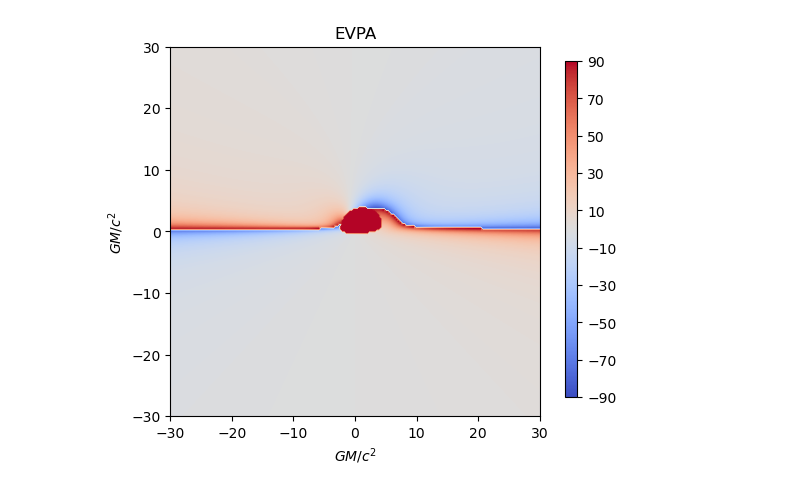
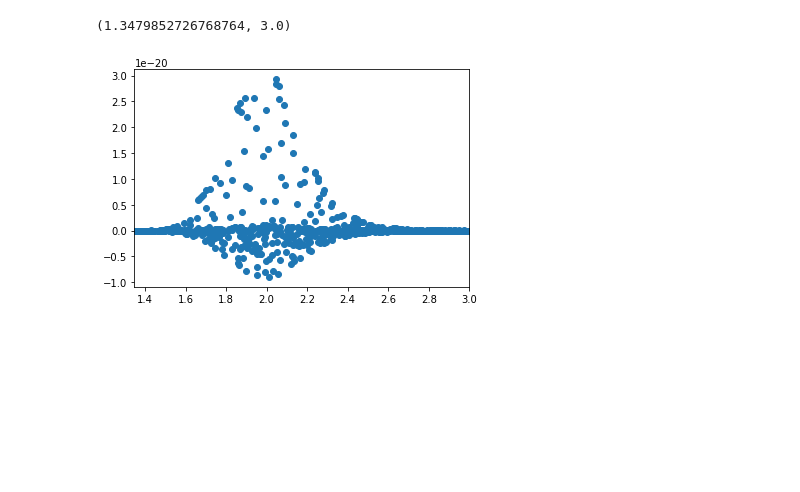
Before and after one commit to leon-astrophy/grtrans-leon, a Jupyter notebook: run.ipynb, the cells around one changed output. Cells and saved outputs as stored; diff of their text form; code cells hidden in the pictures; blank space fills up the shorter version.

```diff
--- a/run.ipynb
+++ b/run.ipynb
@@ -75,15 +113,2 @@ def bl_to_cartesian(r, th, p, alpha, v_r, v_th, v_p):
 # %%
-r = (vals[:,5].reshape((ngrid,ngrid)))
-th = (vals[:,6].reshape((ngrid,ngrid)))
-phi = (vals[:,7].reshape((ngrid,ngrid)))
-br = (vals[:,8].reshape((ngrid,ngrid)))
-bth = (vals[:,9].reshape((ngrid,ngrid)))
-bphi = (vals[:,10].reshape((ngrid,ngrid)))
-kr = (vals[:,11].reshape((ngrid,ngrid)))
-kth = (vals[:,12].reshape((ngrid,ngrid)))
-kphi = (vals[:,13].reshape((ngrid,ngrid)))
-blr = (vals[:,17].reshape((ngrid,ngrid)))
-blth = (vals[:,18].reshape((ngrid,ngrid)))
-blphi = (vals[:,19].reshape((ngrid,ngrid)))
-c2xi = (vals[:,20].reshape((ngrid,ngrid)))
-s2xi = (vals[:,21].reshape((ngrid,ngrid)))
+reh = 1 + np.sqrt(1 - 0.9375*0.9375)
@@ -161,16 +115,7 @@ cbar = mpl.colorbar.ColorbarBase(cbar_ax, cmap=cmap, norm=norm, ticks=tick)
-# %%
-cmap = "coolwarm"
-vmax = 90
-vmin = -90
-norm = mpl.colors.TwoSlopeNorm(vmin=vmin, vcenter=0, vmax=vmax)
-tick = np.linspace(vmin, vmax, 10)
-fig, ax = plt.subplots()
-ax.contourf(X, Y, evpa, 500, norm=norm, cmap=cmap)
-ax.set_title('EVPA')
-ax.set_aspect('equal')
-ax.set_xlabel(r"$GM/c^{2}$")
-ax.set_ylabel(r"$GM/c^{2}$")
-cbar_ax = fig.add_axes([0.84, 0.15, 0.02, 0.7])
-cbar = mpl.colorbar.ColorbarBase(cbar_ax, cmap=cmap, norm=norm, ticks=tick)
-# %% [output]
-[figure, removed]
+# %%
+fac = (r/reh)**(-3)
+plt.scatter(r.flatten(), stokesq.flatten()/fac.flatten())
+plt.xlim(reh, 3)
+# %% [output]
+(1.3479852726768764, 3.0)
+[figure, added]
```
Also changed, not shown: parts of 17 cells of this notebook, 44 other files.
